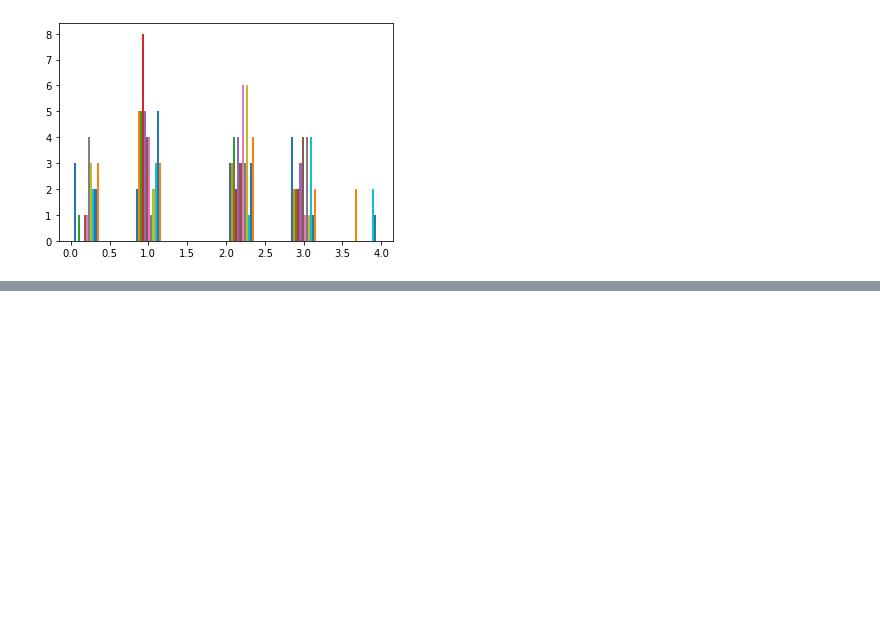
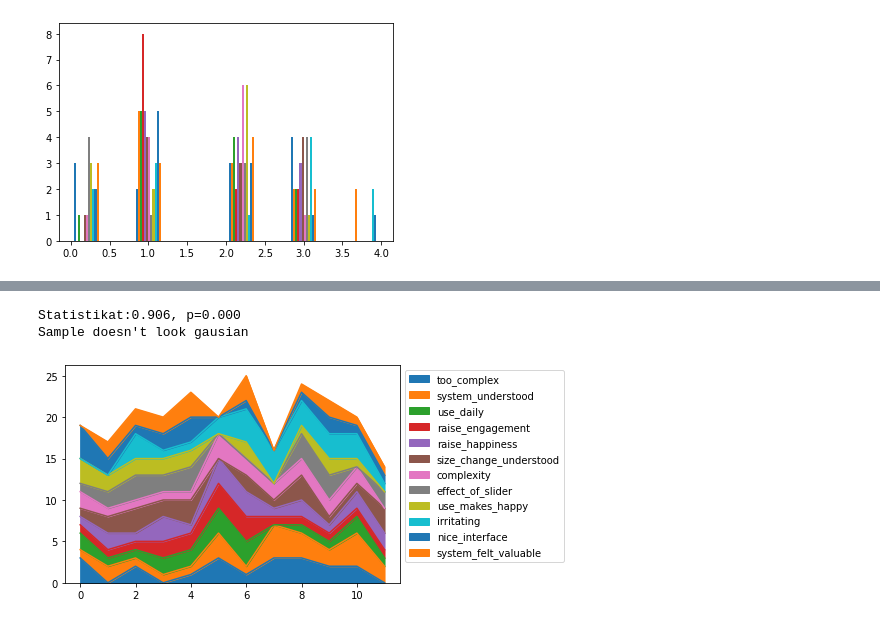
Before and after one commit to Norlez/Group-Emotion-Representation, a Jupyter notebook: survey_analysis/AnalizeSurvey.ipynb, the cells around one changed output, grey strips where cells are left out. Drawn from its saved outputs; the diff is of its cells as text; code cells hidden in the pictures; blank space fills up the shorter version.

```diff
--- a/survey_analysis/AnalizeSurvey.ipynb
+++ b/survey_analysis/AnalizeSurvey.ipynb
@@ -73,0 +65,24 @@ Sample doesn't look gausian
+# %%
+from scipy.stats import shapiro
+stat, p = shapiro(sys_dfabstr)
+print('Statistikat:%.3f, p=%.3f' % (stat,p))
+#interpretuesi
+alpha = 0.05
+if p > alpha:
+    print('Sample does look gausian')
+else:
+    print('Sample doesn\'t look gausian')
+# %% [output]
+Statistikat:0.906, p=0.000
+Sample doesn't look gausian
+# %%
+#sys_dfabstr.plot.hist(bins=12)
+#sys_dfabstr.plot.kde(bw_method=.3)
+sys_dfabstr.plot.area()
+#sys_dfabstr.plot.pie(subplots=True)
+#sys_dfabstr.plot.pie(y='irritating')
+#sys_dfabstr.plot.pie(y='irritating',x='nice_interface', table=True)
+plt.legend(bbox_to_anchor=(1,1), loc="upper left")
+plt.show()
+# %% [output]
+[figure, added]
```
Also changed, not shown: parts of 7 cells of this notebook.
